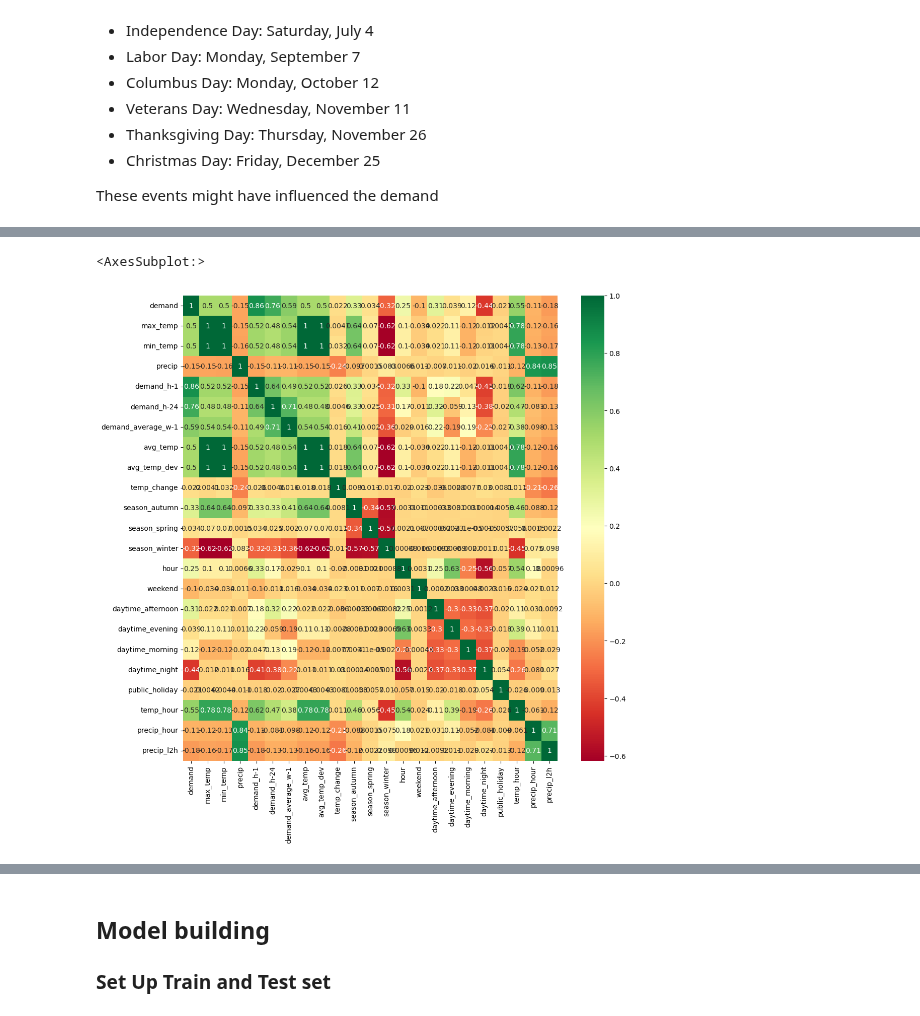
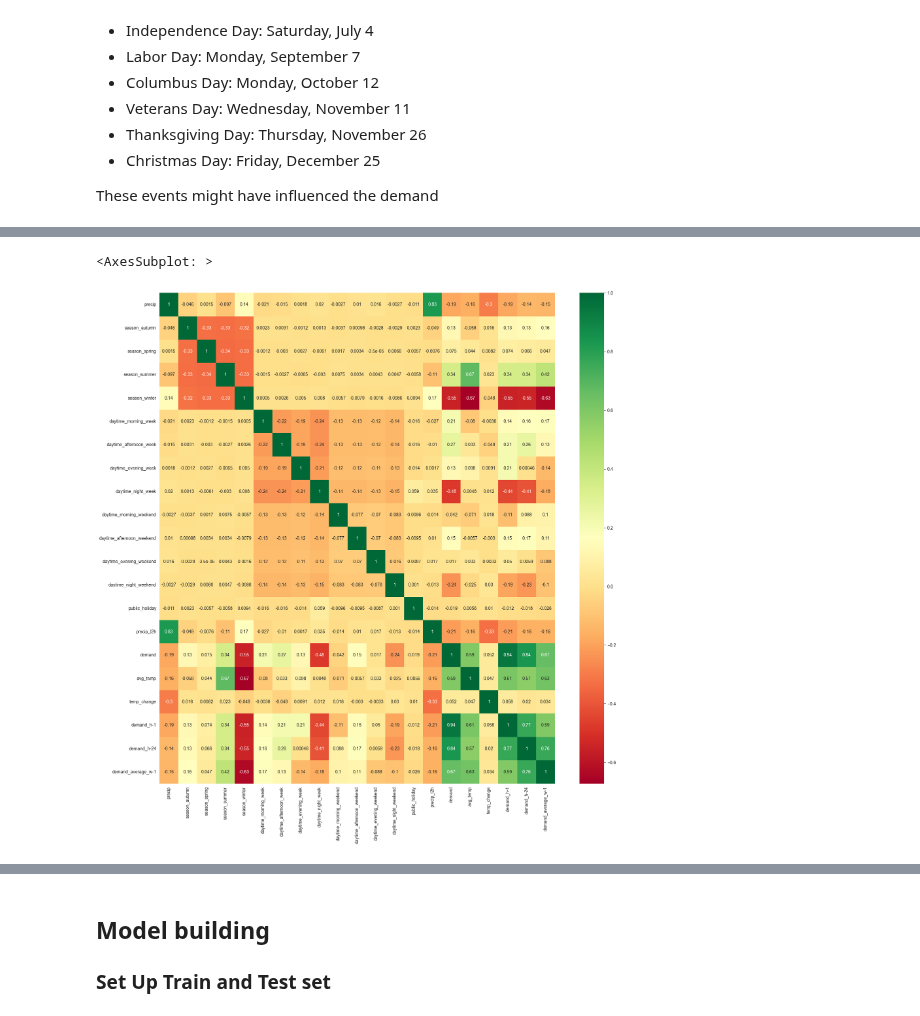
Before and after one commit to RavenRudi/AA_Group16, a Jupyter notebook: demand_forecast.ipynb, the cells around one changed output, grey strips where cells are left out. Drawn from its saved outputs; the diff is of its cells as text; code cells hidden in the pictures.

```diff
--- a/demand_forecast.ipynb
+++ b/demand_forecast.ipynb
@@ -179,3 +233,4 @@ def get_point_of_day(hour):
 # %%
-df_demand['daytime'] = df_demand["date_time"].dt.hour.apply(lambda x: get_point_of_day(x))
+df_demand['daytime'] = df_demand["date_time"].apply(lambda x: get_point_of_day(x))
 df_demand = pd.get_dummies(df_demand, columns=['daytime'])
+df_demand.head()
@@ -197,15 +260,22 @@ There were several public holidays in Boston:
 
 These events might have influenced the demand
 # %%
-holiday_dates = [datetime(2015,1,1), datetime(2015,1,19), datetime(2015,2,16), datetime(2015,4,20),datetime(2015,5,25), datetime(2015,7,4), datetime(2015,9,7), datetime(2015,10,12), datetime(2015,11,11), datetime(2015,11,26), datetime(2015,12,25)]
+holiday_dates = [datetime(2015, 1, 1), datetime(2015, 1, 19), datetime(2015, 2, 16), datetime(2015, 4, 20),
+                 datetime(2015, 5, 25), datetime(2015, 7, 4), datetime(2015, 9, 7), datetime(2015, 10, 12),
+                 datetime(2015, 11, 11), datetime(2015, 11, 26), datetime(2015, 12, 25)]
 
 df_demand['public_holiday'] = df_demand.apply((lambda x: 1 if x.date_time in holiday_dates else 0), axis=1)
-# %%
-df_demand['temp_hour'] = df_demand.avg_temp * df_demand.hour
-df_demand['precip_hour'] = df_demand.precip * df_demand.hour
 # %%
 df_demand['precip_h-1'] = df_demand.precip.shift(periods=1)
 df_demand['precip_h-2'] = df_demand.precip.shift(periods=2)
 
 df_demand['precip_l2h'] = df_demand[['precip', 'precip_h-1', 'precip_h-2']].sum(axis=1)
 df_demand = df_demand.drop(['precip_h-1', 'precip_h-2'], axis=1)
+# %%
+ordinal = df_demand[
+    ["precip", "season_autumn", "season_spring", "season_summer", "season_winter", "daytime_morning_week",
+     "daytime_afternoon_week", "daytime_evening_week", "daytime_night_week", "daytime_morning_weekend",
+     "daytime_afternoon_weekend", "daytime_evening_weekend", "daytime_night_weekend", "public_holiday", "precip_l2h"]]
+metric = df_demand[["demand", "avg_temp", "temp_change", "demand_h-1", "demand_h-24", "demand_average_w-1"]]
+
+sns.heatmap(metric.corr(method="pearson"), annot=True, cmap="RdYlGn")
@@ -212,9 +285,6 @@ df_demand = df_demand.drop(['precip_h-1', 'precip_h-2'], axis=1)
 # %%
-corr_matrix = df_demand.corr()
-top_corr_features = corr_matrix.index
-plt.figure(figsize=(12,12))
-
-sns.heatmap(df_demand[top_corr_features].corr(),annot=True,cmap="RdYlGn")
+plt.figure(figsize=(20, 20))
+sns.heatmap(pd.concat([ordinal, metric], axis=1).corr(method="spearman"), annot=True, cmap="RdYlGn")
 # %% [output]
-<AxesSubplot:>
+<AxesSubplot: >
-[figure, old version]
+[figure, new version]
```
Also changed, not shown: parts of 28 cells of this notebook, 1 other file.
